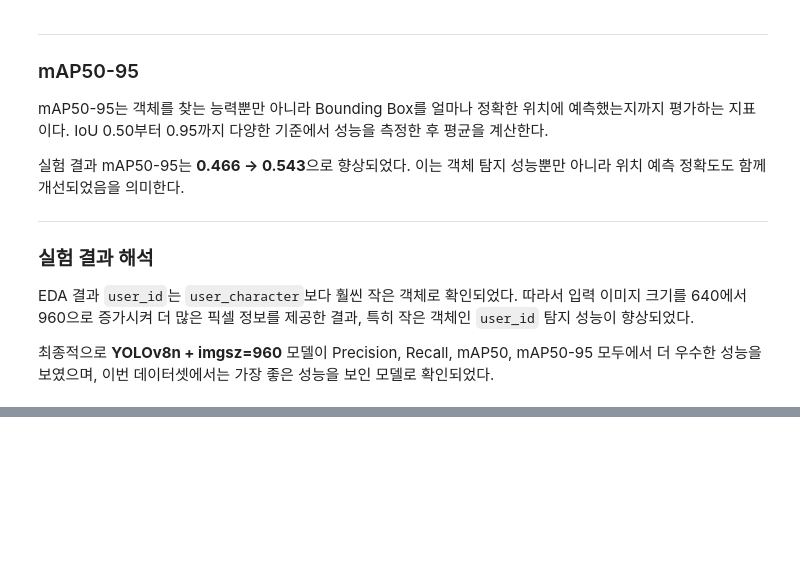
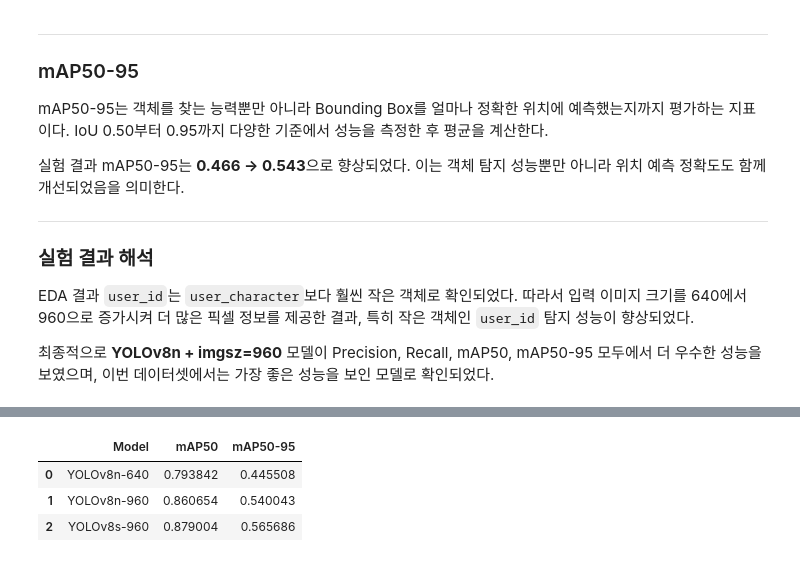
Before and after one commit to narxkim/mini-pjt, a Jupyter notebook: notebooks/06_yolo_train.ipynb, the cells around one changed output, grey strips where cells are left out. Cells and saved outputs as stored; diff of their text form; code cells hidden in the pictures; blank space fills up the shorter version.

```diff
--- a/notebooks/06_yolo_train.ipynb
+++ b/notebooks/06_yolo_train.ipynb
@@ -144,0 +437,17 @@ EDA 결과 `user_id`는 `user_character`보다 훨씬 작은 객체로 확인되
+# %%
+# ==================================================
+# YOLOv8s-960 best 모델 검증
+# ==================================================
+
+best_s = YOLO(
+    str(PROJECT_ROOT / "runs" / "detect" / "ns_yolov8s_960" / "weights" / "best.pt")
+)
+
+metrics_s = best_s.val(
+    data=str(DATA_YAML),
+    imgsz=960,
+    device=0
+)
+
+print("mAP50    :", metrics_s.box.map50)
+print("mAP50-95 :", metrics_s.box.map)
@@ -144,0 +467,31 @@ EDA 결과 `user_id`는 `user_character`보다 훨씬 작은 객체로 확인되
+# %%
+# ==================================================
+# 3개 모델 성능 비교표 생성
+# ==================================================
+
+import pandas as pd
+
+compare_df = pd.DataFrame({
+    "Model": [
+        "YOLOv8n-640",
+        "YOLOv8n-960",
+        "YOLOv8s-960"
+    ],
+    "mAP50": [
+        metrics_640.box.map50,
+        metrics_960.box.map50,
+        metrics_s.box.map50
+    ],
+    "mAP50-95": [
+        metrics_640.box.map,
+        metrics_960.box.map,
+        metrics_s.box.map
+    ]
+})
+
+compare_df
+# %% [output]
+|  | Model | mAP50 | mAP50-95 |
+| 0 | YOLOv8n-640 | 0.793842 | 0.445508 |
+| 1 | YOLOv8n-960 | 0.860654 | 0.540043 |
+| 2 | YOLOv8s-960 | 0.879004 | 0.565686 |
```
Also changed, not shown: parts of 27 cells of this notebook, 4 other files.
